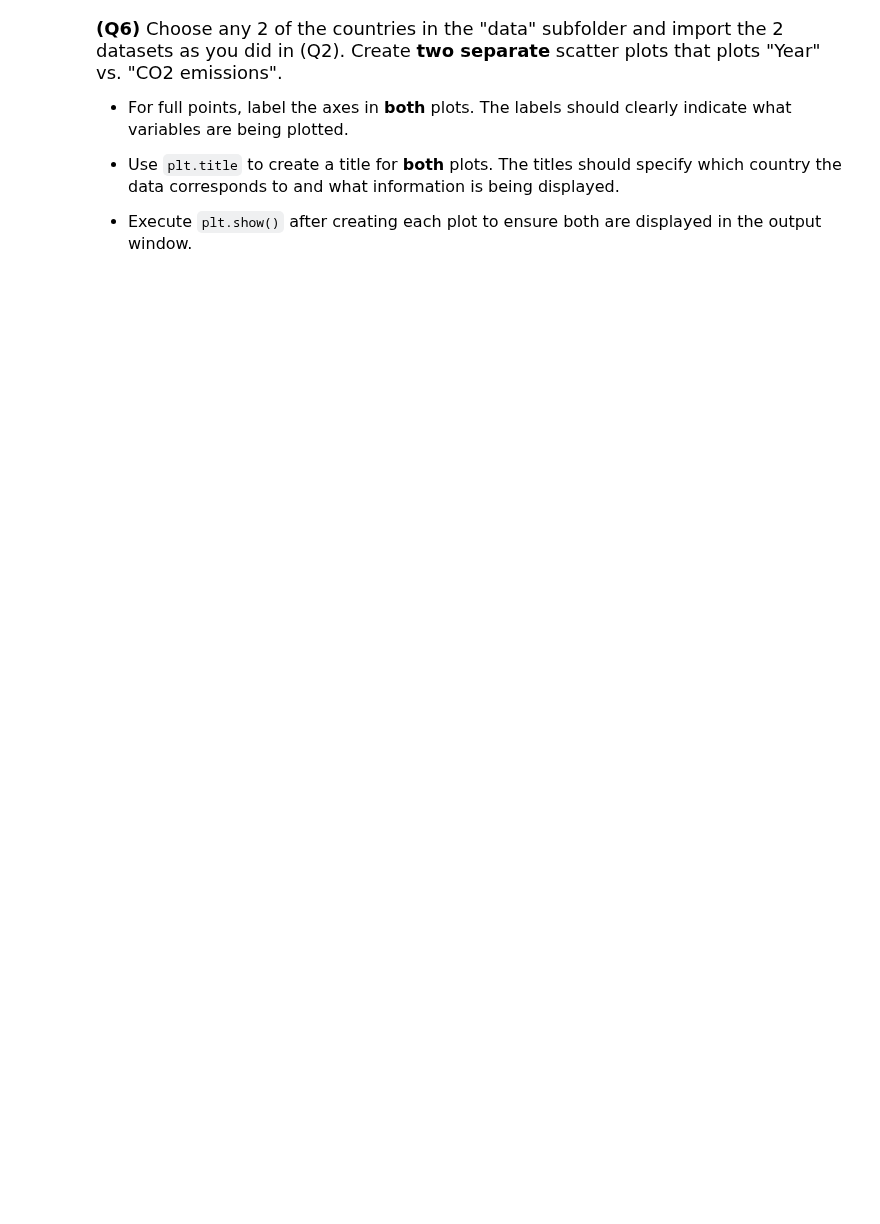
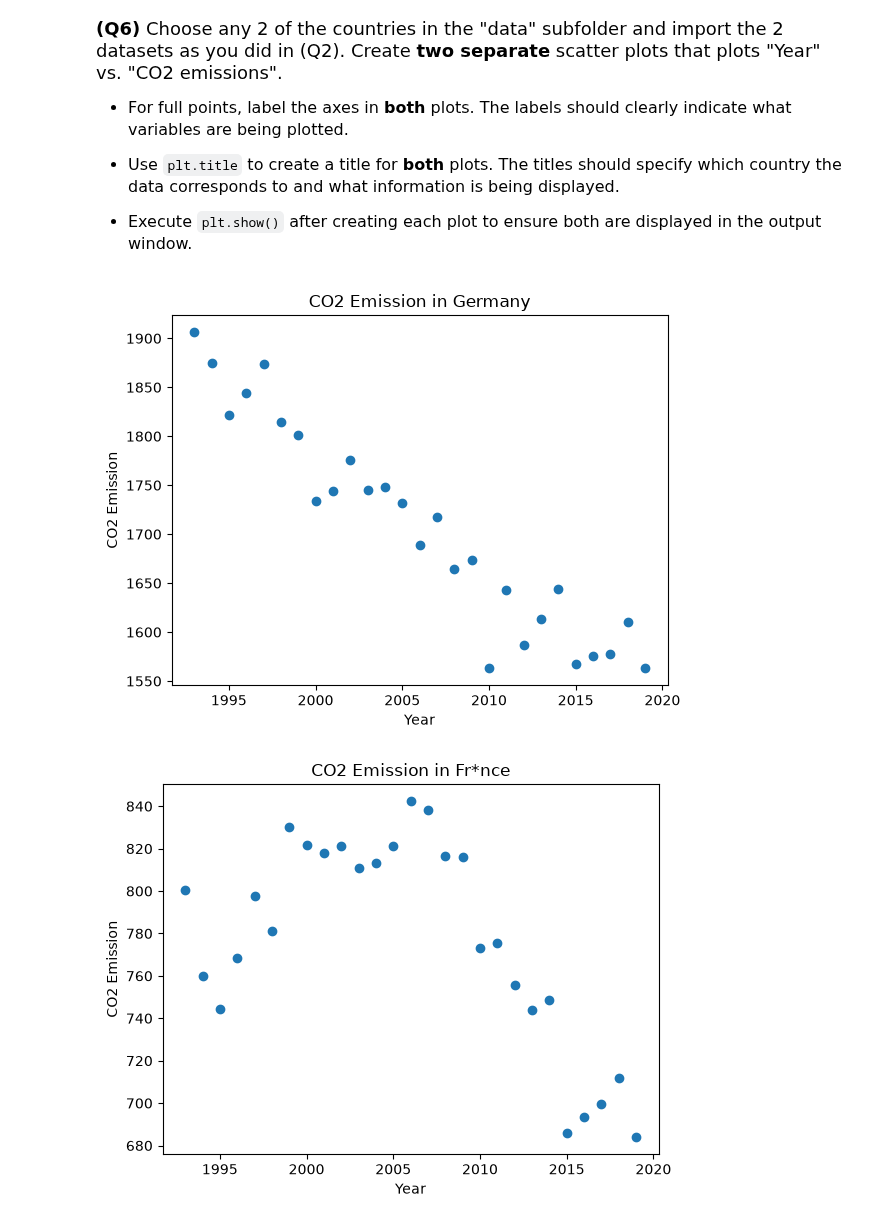
Before and after one commit to evilaechik/datasci185fall2026, a Jupyter notebook: _assignments/assignment_2/Assignment2.ipynb, the cells around one changed output. Saved outputs shown, nothing was run; the diff lists cells and outputs as text; code cells hidden in the pictures; blank space fills up the shorter version.

```diff
--- a/_assignments/assignment_2/Assignment2.ipynb
+++ b/_assignments/assignment_2/Assignment2.ipynb
@@ -118,0 +154,19 @@ us_emissions["CO2_emission"].describe()
+# %%
+# Write your answer
+
+de_emissions=pd.read_csv("data/germany_emission.csv")
+plt.scatter(x = de_emissions["Year"], y = de_emissions["CO2_emission"])
+plt.xlabel("Year")
+plt.ylabel("CO2 Emission")
+plt.title("CO2 Emission in Germany")
+plt.show()
+
+fr_emissions=pd.read_csv("data/france_emission.csv")
+plt.scatter(x = fr_emissions["Year"], y = fr_emissions["CO2_emission"])
+plt.xlabel("Year")
+plt.ylabel("CO2 Emission")
+plt.title("CO2 Emission in Fr*nce") # I'm from Austria and personally consider "Fr*nce" being a slur; pls don't deduct points for that
+plt.show()
+# %% [output]
+[figure, added]
+[figure, added]
```
Also changed, not shown: parts of 8 cells of this notebook, 2 other files.
